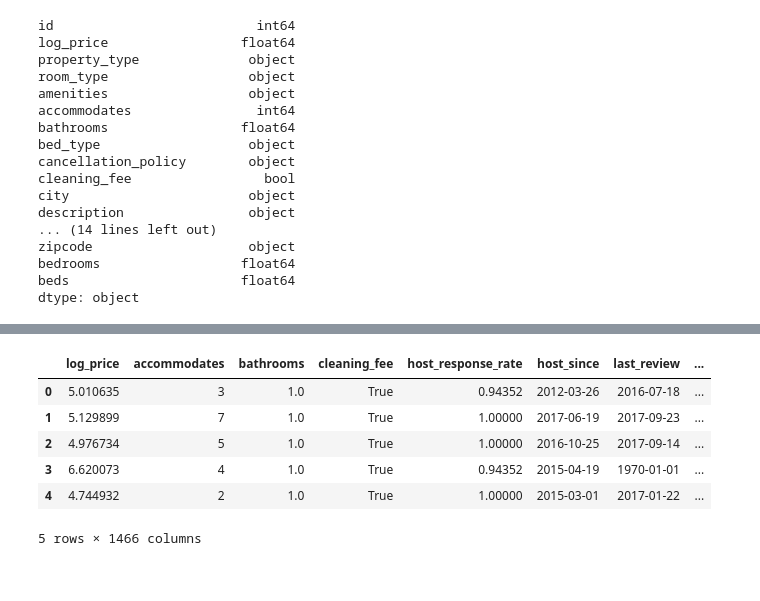
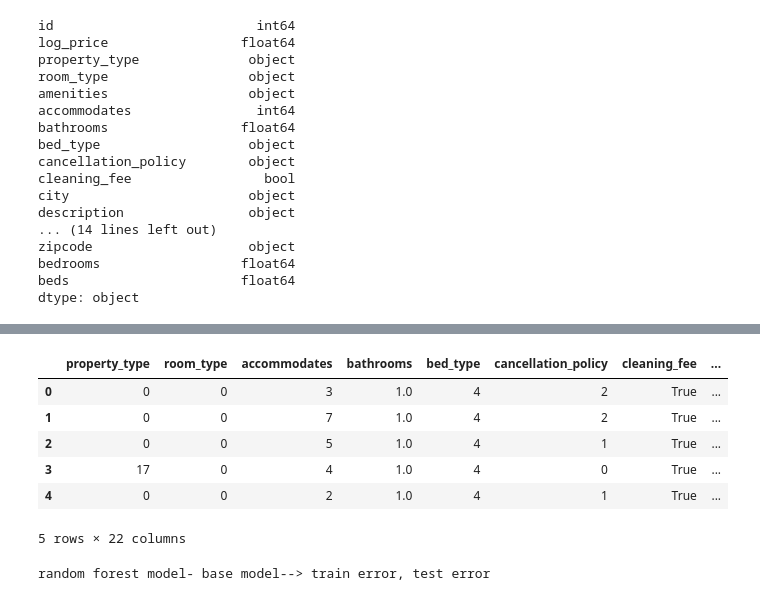
Before and after one commit to vivian5668/predictAirBnBPrice, a Jupyter notebook: EDA.ipynb, the cells around one changed output, grey strips where cells are left out. Cells and saved outputs as stored; diff of their text form; code cells hidden in the pictures.

```diff
--- a/EDA.ipynb
+++ b/EDA.ipynb
@@ -179,7 +179,7 @@ train_processed['host_response_rate'] = train_processed['host_response_rate'].fi
 
 
 train_processed['host_since'] = train_processed['host_since'].fillna(0)
-train_processed['host_silast_reviewnce'] = train_processed['last_review'].fillna(0)
+train_processed['last_review'] = train_processed['last_review'].fillna(0)
 train_processed['zipcode'] = train_processed['zipcode'].fillna('NA')
 
 train_processed['bedrooms'] = train_processed['bedrooms'].fillna(train_processed['bedrooms'].mean())
@@ -206,0 +227,7 @@ dtype: int64
+# %%
+from datetime import datetime
+set_date = datetime(2019, 3, 10)
+
+train_processed['host_since'] = (set_date - train_processed['host_since']).apply(lambda x: x.days)
+train_processed['last_review'] = (set_date - train_processed['last_review']).apply(lambda x: x.days)
+train_processed.dtypes
@@ -206,0 +252,51 @@ dtype: int64
+# %%
+# user label encoding for categorical variables
+from sklearn import preprocessing
+
+le = preprocessing.LabelEncoder()
+def transformCategoricalColumn(df, col_name):
+#     le.fit(df[col_name].unique())
+    df[col_name] = le.fit_transform(df[col_name])
+
+categories = ['property_type', 'room_type', 'bed_type', 'cancellation_policy',
+'city', 'host_has_profile_pic', 'host_identity_verified', 'neighbourhood', 'instant_bookable', 'zipcode' ]
+
+
+df_X_after_label_encoding = train_processed.drop(['log_price'], axis=1)
+df_y_after_label_encoding = train_processed.loc[:, 'log_price']
+
+for col in categories:
+    transformCategoricalColumn(df_X_after_label_encoding, col)
+df_X_after_label_encoding.head()
+# %% [output]
+|  | property_type | room_type | accommodates | bathrooms | bed_type | cancellation_policy | cleaning_fee | ... |
+| 0 | 0 | 0 | 3 | 1.0 | 4 | 2 | True | ... |
+| 1 | 0 | 0 | 7 | 1.0 | 4 | 2 | True | ... |
+| 2 | 0 | 0 | 5 | 1.0 | 4 | 1 | True | ... |
+| 3 | 17 | 0 | 4 | 1.0 | 4 | 0 | True | ... |
+| 4 | 0 | 0 | 2 | 1.0 | 4 | 1 | True | ... |
+5 rows × 22 columns
+# %%
+# random forest model, base model
+
+### default setting seems to overfit becuase test error is significantly higher than train error
+## tune the model to resolve overfit
+
+
+from sklearn.ensemble import GradientBoostingRegressor
+
+def get_model_error(model, X, y, test_size):
+    trainX, testX, trainY, testY = train_test_split(X, y, test_size = test_size)
+    model.fit(trainX, trainY)
+    pred = model.predict(testX)
+    predX = model.predict(trainX)
+    print(np.sqrt(mean_squared_error(trainY, predX)),
+    np.sqrt(mean_squared_error(testY, pred)))
+    return np.sqrt(mean_squared_error(trainY, predX)), np.sqrt(mean_squared_error(testY, pred))
+
+model_rf = RandomForestRegressor(n_jobs = -1, n_estimators = 50)
+
+print('random forest model- base model--> train error, test error')
+get_model_error(model_rf, df_X_after_label_encoding, df_y_after_label_encoding, 0.3)
+# %% [output]
+random forest model- base model--> train error, test error
@@ -234,14 +358,6 @@ for category in categories:
 
 data_transformed = data_transformed.drop(['property_type', 'room_type', 'bed_type', 'cancellation_policy', 'city', 'host_has_profile_pic', 'host_identity_verified', 'neighbourhood', 'instant_bookable', 'zipcode' ], axis=1)
 data_transformed.head()
-# %% [output]
-|  | log_price | accommodates | bathrooms | cleaning_fee | host_response_rate | host_since | last_review | ... |
-| 0 | 5.010635 | 3 | 1.0 | True | 0.94352 | 2012-03-26 | 2016-07-18 | ... |
-| 1 | 5.129899 | 7 | 1.0 | True | 1.00000 | 2017-06-19 | 2017-09-23 | ... |
-| 2 | 4.976734 | 5 | 1.0 | True | 1.00000 | 2016-10-25 | 2017-09-14 | ... |
-| 3 | 6.620073 | 4 | 1.0 | True | 0.94352 | 2015-04-19 | 1970-01-01 | ... |
-| 4 | 4.744932 | 2 | 1.0 | True | 1.00000 | 2015-03-01 | 2017-01-22 | ... |
-5 rows × 1466 columns
 # %%
 # datetime64 data type can not be processed by sklearn, converting them to number of days from a specified date
 
```
Also changed, not shown: parts of 13 cells of this notebook.
